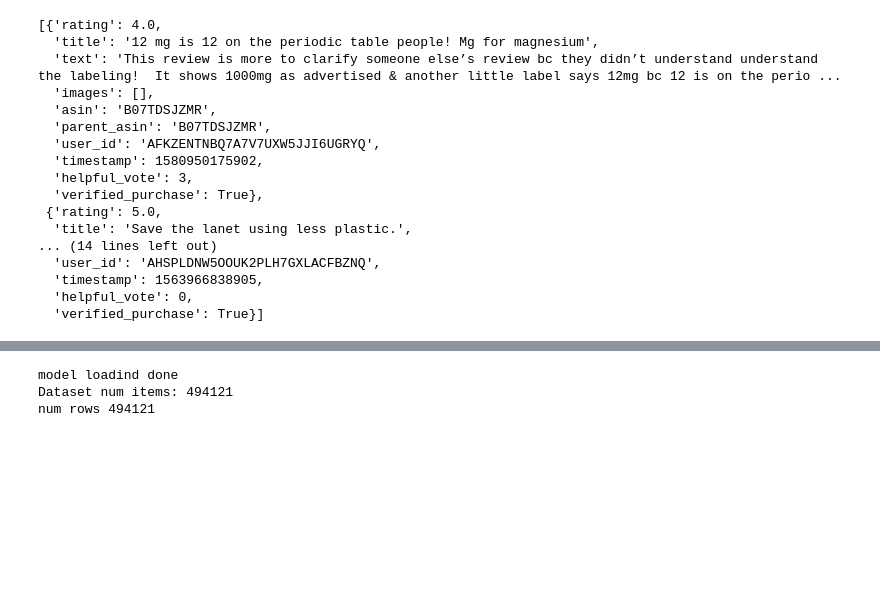
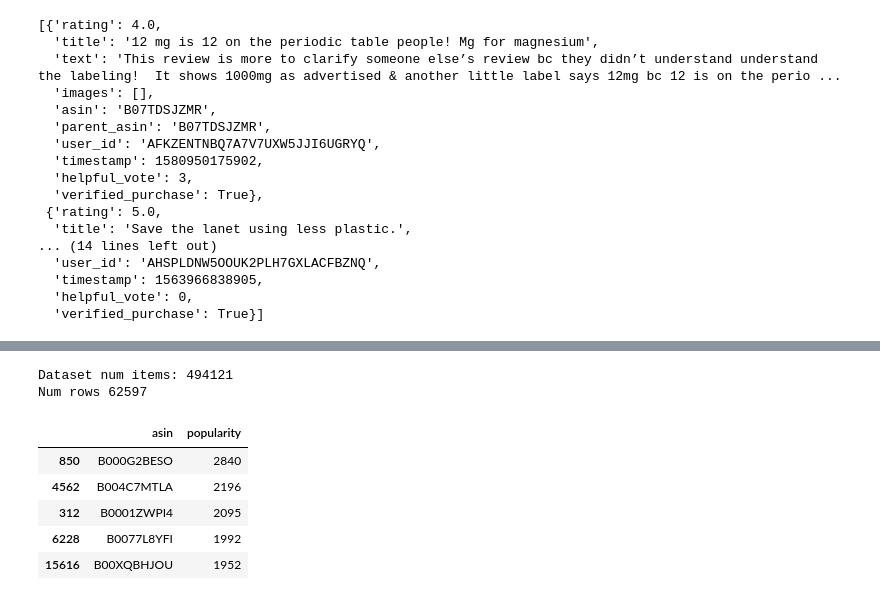
Before and after one commit to aleksandr-dzhumurat/ai_product_engineer, a Jupyter notebook: jupyter_notebooks/vol_01_ml_products_03_search_rag.ipynb, the cells around one changed output, grey strips where cells are left out. Drawn from its saved outputs; the diff is of its cells as text; code cells hidden in the pictures; blank space fills up the shorter version.

```diff
--- a/jupyter_notebooks/vol_01_ml_products_03_search_rag.ipynb
+++ b/jupyter_notebooks/vol_01_ml_products_03_search_rag.ipynb
@@ -29,0 +34,10 @@ Data dir content /content/drive/MyDrive/ml_course_data: nyt-ingredients-snapshot
+# %%
+import torch
+
+device = torch.device(
+    [f'cuda:{i}' for i in range(torch.cuda.device_count())][0]
+    if torch.cuda.is_available() else 'cpu'
+)
+if not 'cuda' in str(device):
+    raise RuntimeError('GPU is not available')
+print('torch device: %s' % device)
@@ -29,0 +46,5 @@ Data dir content /content/drive/MyDrive/ml_course_data: nyt-ingredients-snapshot
+# %%
+models_dir = os.path.join(root_data_dir, 'models')
+if not os.path.exists(models_dir):
+    os.mkdir(models_dir)
+print(f'Models dir: {models_dir}')
@@ -128,60 +168,50 @@ Dataset num items: 1000
 # %%
-def get_pytorch_model(root_dir, model_name='all-mpnet-base-v2'):
-  """
-  model = get_pytorch_model(root_data_dir)
-  """
-  from sentence_transformers import SentenceTransformer
+from collections import defaultdict
 
-  models_dir = os.path.join(root_dir, 'models')
-  if not os.path.exists(models_dir):
-      os.mkdir(models_dir)
-  model_path = os.path.join(models_dir, model_name)
 
-  if not os.path.exists(model_path):
-      print('huggingface model loading...')
-      embedder = SentenceTransformer(model_name)
-      embedder.save(model_path)
-      clear_output()
-  else:
-      print('pretrained model loading...')
-      embedder = SentenceTransformer(model_name_or_path=model_path)
-  print('model loadind done')
-
-  return embedder
-
-def load_corpus(db):
+def load_corpus(db, max_reviews_per_product = None, product_filter = None, min_text_length = 50 ):
     corpus_texts = []
+    product_entry_counter = defaultdict(int)
+    if product_filter is None:
+      product_filter = set([item['asin'] for item in db])
+      print(f'Num products in filter {len(product_filter)}')
     for item in db:
-      corpus_texts.append(item['text'])
+      if item['asin'] not in product_filter:
+        continue
+      if max_reviews_per_product is not None and product_entry_counter[item['asin']] > max_reviews_per_product:
+        continue
+      if len(item['text']) > min_text_length:
+        product_entry_counter[item['asin']] += 1
+        corpus_texts.append({'doc_id': item['asin'], 'text': item['text']})
     return corpus_texts
 
 def train_embeds(corpus_texts, embedder, sentence_embedding_path, overwrite=False):
     if os.path.exists(sentence_embedding_path) and not overwrite:
         print('corpus loading from %s' % sentence_embedding_path)
         passage_embeddings = np.load(sentence_embedding_path)
     else:
         print('num rows %d' % len(corpus_texts))
-        passage_embeddings = embedder.encode(corpus_texts, show_progress_bar=True)
+        passage_embeddings = embedding_model.embed_documents(corpus_texts)
         passage_embeddings = np.array([embedding for embedding in passage_embeddings]).astype("float32")
         with open(sentence_embedding_path, 'wb') as f:
             np.save(f, passage_embeddings)
         print('corpus saved to %s' % sentence_embedding_path)
     print('Num embeddings %d' % passage_embeddings.shape[0])
     return passage_embeddings
 
-model = get_pytorch_model(root_data_dir)
 db = read_raw_data(
     'Health_and_Personal_Care.jsonl.gz',
-    limit = -1, fields = ['rating', 'text', 'title', 'asin']
+    limit = -1, fields = ['rating', 'text', 'title', 'asin', 'user_id']
 )
-corpus = load_corpus(db)
-data_version = 0
-embeds = train_embeds(
-    corpus, model,
-    os.path.join(root_data_dir, f'corpus_embeds_{data_version}.npy'),
-    overwrite=False
-)
+products_popularity_df = count_products_popularity(db)
+print(f'Num rows {products_popularity_df.shape[0]}')
+products_popularity_df.head()
 # %% [output]
-model loadind done
 Dataset num items: 494121
-num rows 494121
+Num rows 62597
+|  | asin | popularity |
+| 850 | B000G2BESO | 2840 |
+| 4562 | B004C7MTLA | 2196 |
+| 312 | B0001ZWPI4 | 2095 |
+| 6228 | B0077L8YFI | 1992 |
+| 15616 | B00XQBHJOU | 1952 |
```
Also changed, not shown: parts of 30 cells of this notebook, 14 other files.
